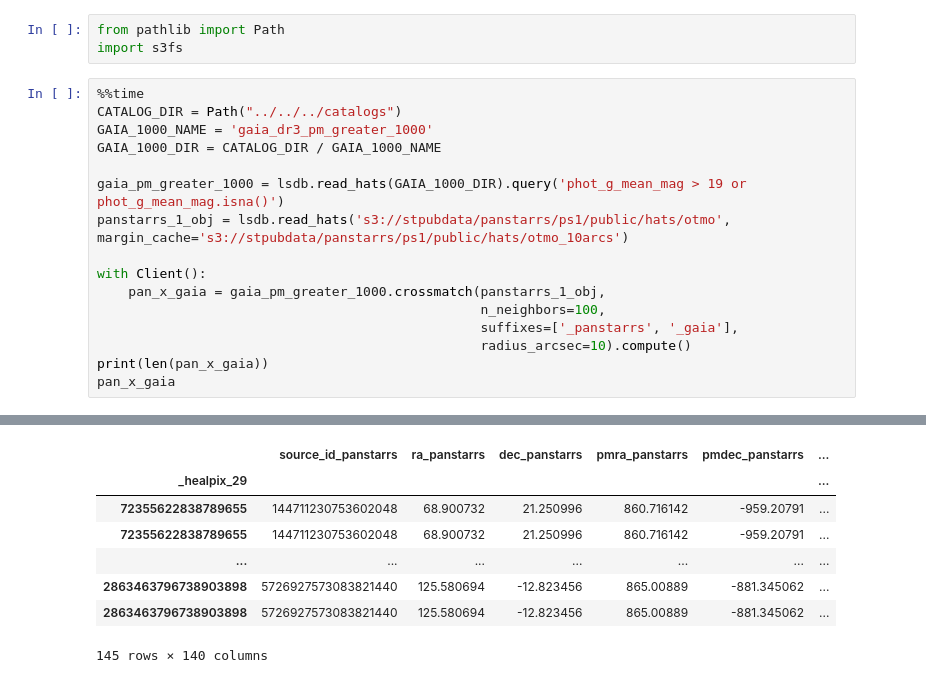
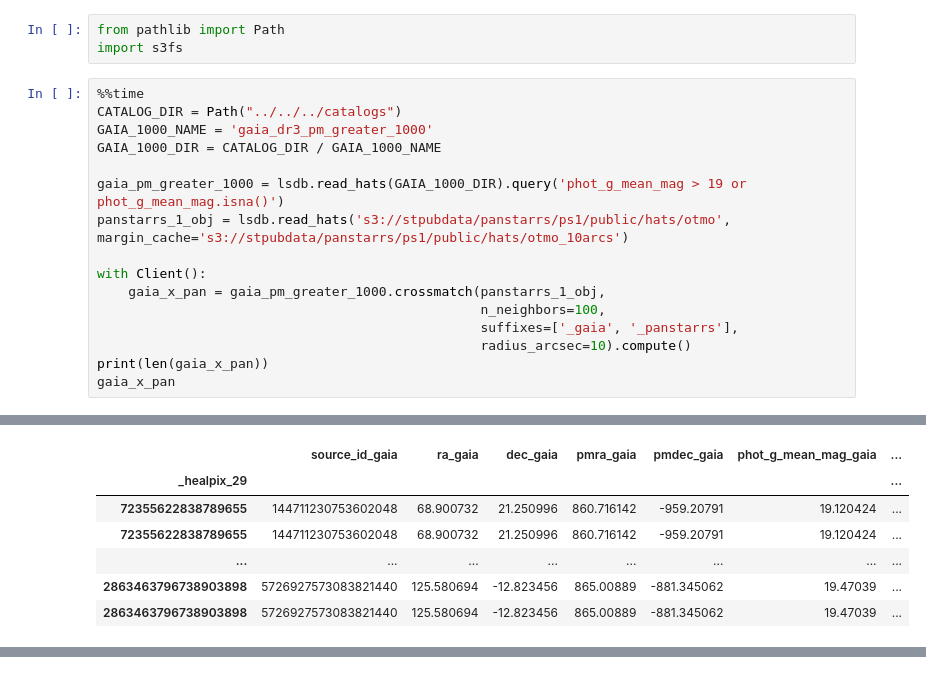
Before and after one commit to JoaoDPassos/brown-dwarf-search, a Jupyter notebook: Jupyter Notebooks/hpms_search/obtain_images.ipynb, the cells around one changed output, grey strips where cells are left out. Drawn from its saved outputs; the diff is of its cells as text.

```diff
--- a/Jupyter Notebooks/hpms_search/obtain_images.ipynb
+++ b/Jupyter Notebooks/hpms_search/obtain_images.ipynb
@@ -442,10 +442,10 @@ gaia_pm_greater_1000 = lsdb.read_hats(GAIA_1000_DIR).query('phot_g_mean_mag > 19
 panstarrs_1_obj = lsdb.read_hats('s3://stpubdata/panstarrs/ps1/public/hats/otmo', margin_cache='s3://stpubdata/panstarrs/ps1/public/hats/otmo_10arcs')
 
 with Client():
-    pan_x_gaia = gaia_pm_greater_1000.crossmatch(panstarrs_1_obj,
+    gaia_x_pan = gaia_pm_greater_1000.crossmatch(panstarrs_1_obj,
                                                  n_neighbors=100,
-                                                 suffixes=['_panstarrs', '_gaia'],
+                                                 suffixes=['_gaia', '_panstarrs'],
                                                  radius_arcsec=10).compute()
-print(len(pan_x_gaia))
-pan_x_gaia
+print(len(gaia_x_pan))
+gaia_x_pan
 # %% [output]
@@ -452,0 +453,7 @@ pan_x_gaia
+|  | source_id_gaia | ra_gaia | dec_gaia | pmra_gaia | pmdec_gaia | phot_g_mean_mag_gaia | ... |
+| _healpix_29 |  |  |  |  |  |  | ... |
+| 72355622838789655 | 144711230753602048 | 68.900732 | 21.250996 | 860.716142 | -959.20791 | 19.120424 | ... |
+| 72355622838789655 | 144711230753602048 | 68.900732 | 21.250996 | 860.716142 | -959.20791 | 19.120424 | ... |
+| ... | ... | ... | ... | ... | ... | ... | ... |
+| 2863463796738903898 | 5726927573083821440 | 125.580694 | -12.823456 | 865.00889 | -881.345062 | 19.47039 | ... |
+| 2863463796738903898 | 5726927573083821440 | 125.580694 | -12.823456 | 865.00889 | -881.345062 | 19.47039 | ... |
@@ -456,9 +461 @@ Wall time: 3min 43s
-|  | source_id_panstarrs | ra_panstarrs | dec_panstarrs | pmra_panstarrs | pmdec_panstarrs | ... |
-| _healpix_29 |  |  |  |  |  | ... |
-| 72355622838789655 | 144711230753602048 | 68.900732 | 21.250996 | 860.716142 | -959.20791 | ... |
-| 72355622838789655 | 144711230753602048 | 68.900732 | 21.250996 | 860.716142 | -959.20791 | ... |
-| ... | ... | ... | ... | ... | ... | ... |
-| 2863463796738903898 | 5726927573083821440 | 125.580694 | -12.823456 | 865.00889 | -881.345062 | ... |
-| 2863463796738903898 | 5726927573083821440 | 125.580694 | -12.823456 | 865.00889 | -881.345062 | ... |
-145 rows × 140 columns
 # %%
```
Also changed, not shown: parts of 3 cells of this notebook, 1 other file.
